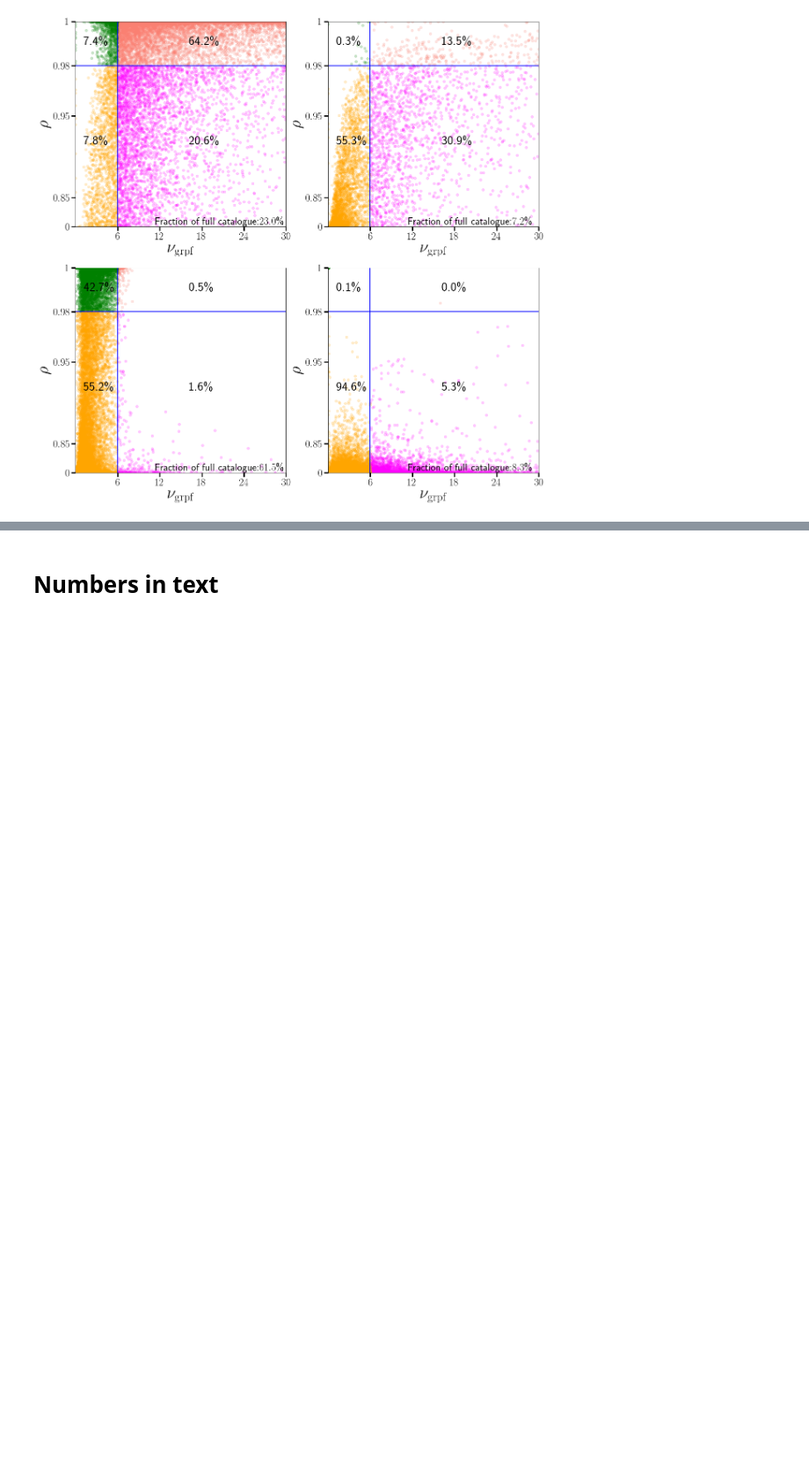
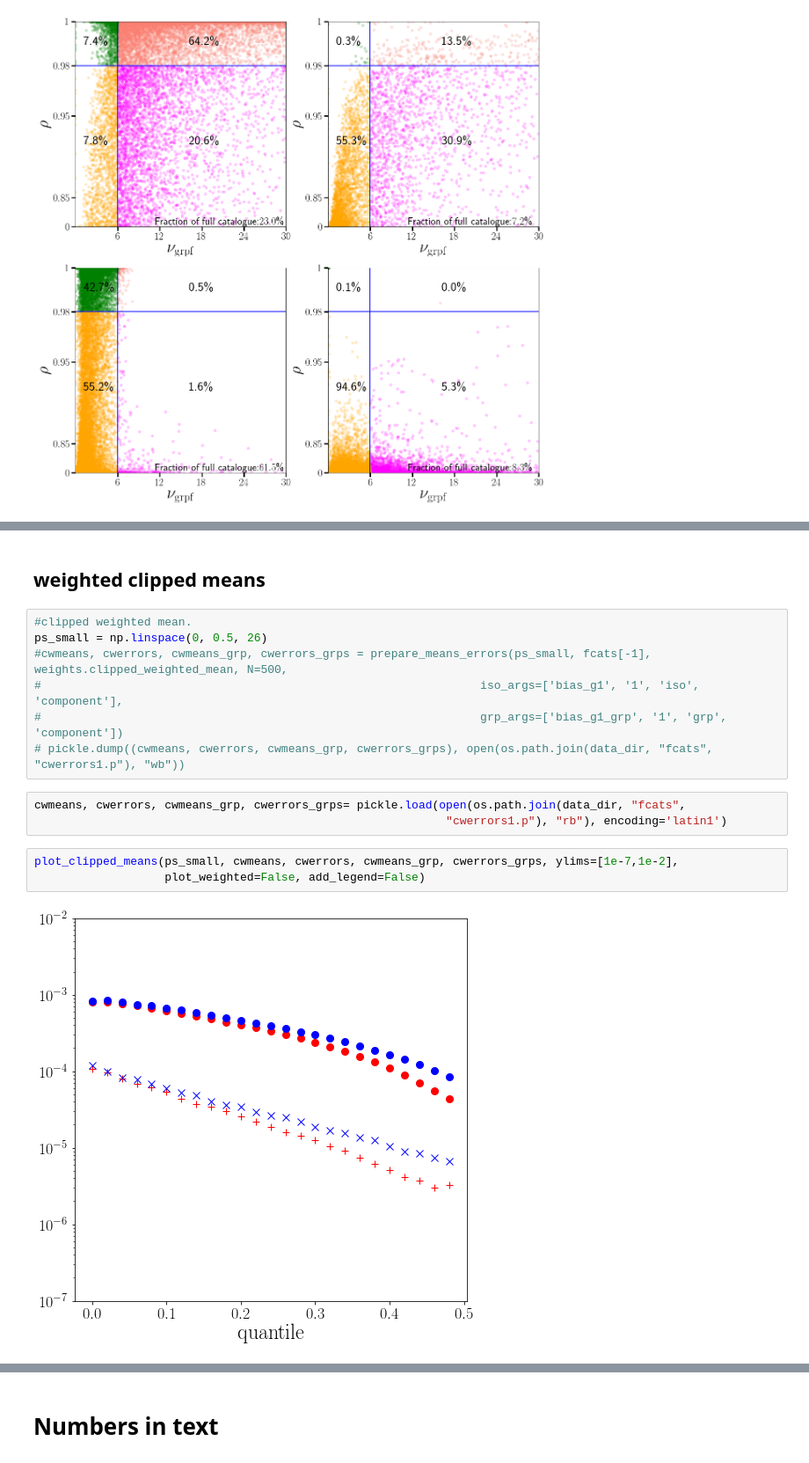
Before and after one commit to ismael-mendoza/wld_code, a Jupyter notebook: notebooks/paper-plots-final.ipynb, the cells around one changed output, grey strips where cells are left out. Shown at 88% size. Saved outputs shown, nothing was run; the diff lists cells and outputs as text; blank space fills up the shorter version.

```diff
--- a/notebooks/paper-plots-final.ipynb
+++ b/notebooks/paper-plots-final.ipynb
@@ -200,0 +364,17 @@ plt.xlim(0,30)
+# %% [markdown]
+## weighted clipped means
+# %%
+#clipped weighted mean.
+ps_small = np.linspace(0, 0.5, 26)
+#cwmeans, cwerrors, cwmeans_grp, cwerrors_grps = prepare_means_errors(ps_small, fcats[-1], weights.clipped_weighted_mean, N=500,
+#                                                                iso_args=['bias_g1', '1', 'iso', 'component'],
+#                                                                grp_args=['bias_g1_grp', '1', 'grp', 'component'])
+# pickle.dump((cwmeans, cwerrors, cwmeans_grp, cwerrors_grps), open(os.path.join(data_dir, "fcats", "cwerrors1.p"), "wb"))
+# %%
+cwmeans, cwerrors, cwmeans_grp, cwerrors_grps= pickle.load(open(os.path.join(data_dir, "fcats",
+                                                            "cwerrors1.p"), "rb"), encoding='latin1')
+# %%
+plot_clipped_means(ps_small, cwmeans, cwerrors, cwmeans_grp, cwerrors_grps, ylims=[1e-7,1e-2],
+                   plot_weighted=False, add_legend=False)
+# %% [output]
+[figure, added]
```
Also changed, not shown: parts of 42 cells of this notebook, 1 other file.
